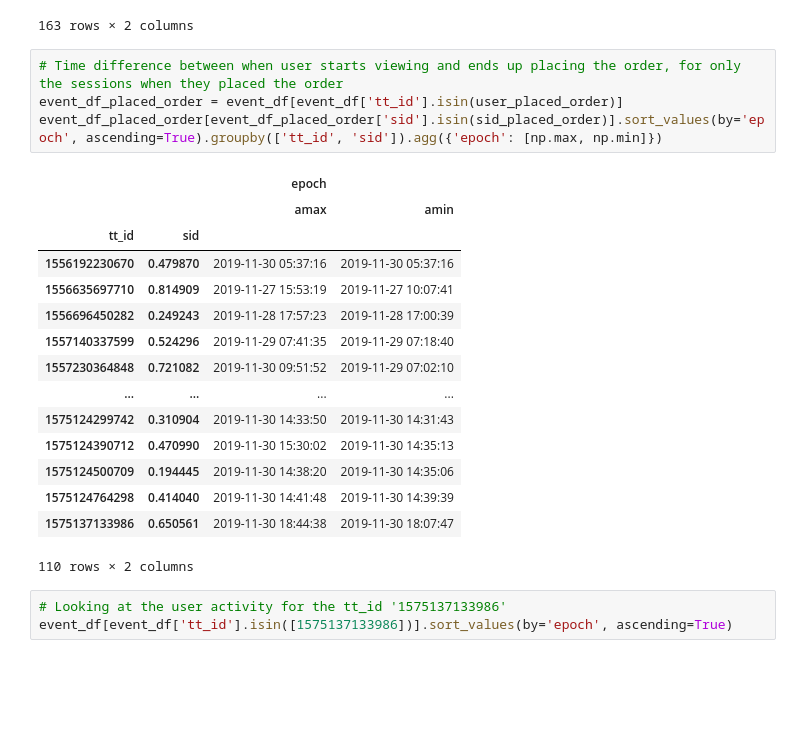
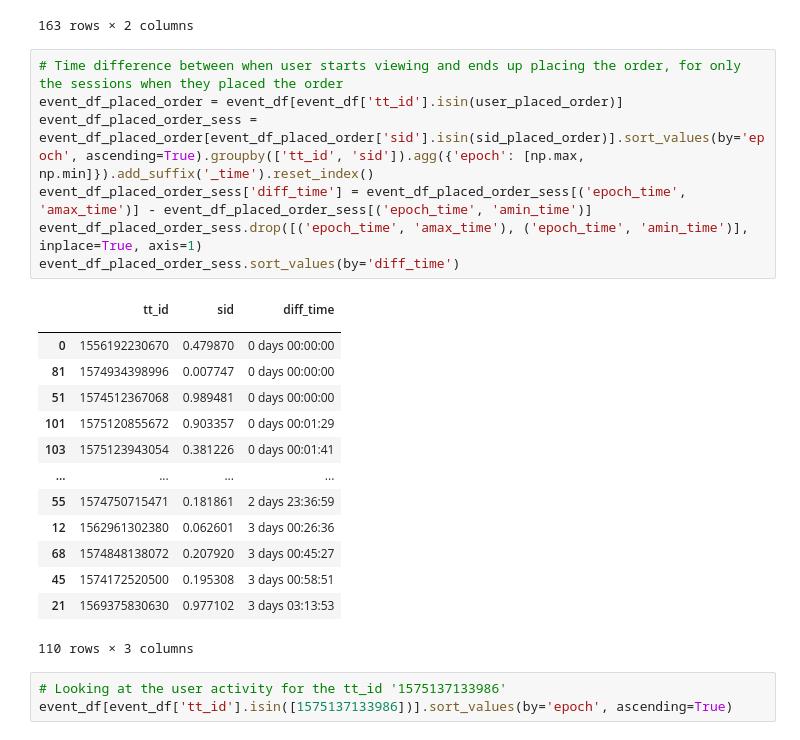
Before and after one commit to cs145442/pet-projects, a Jupyter notebook: yfret/segmenting-users-based-on-browsing-activity.ipynb, the cells around one changed output. Drawn from its saved outputs; the diff is of its cells as text; blank space fills up the shorter version.

```diff
--- a/yfret/segmenting-users-based-on-browsing-activity.ipynb
+++ b/yfret/segmenting-users-based-on-browsing-activity.ipynb
@@ -103,23 +105,25 @@ event_df[event_df['tt_id'].isin(user_placed_order)].sort_values(by='epoch', asce
 # %%
 # Time difference between when user starts viewing and ends up placing the order, for only the sessions when they placed the order
 event_df_placed_order = event_df[event_df['tt_id'].isin(user_placed_order)]
-event_df_placed_order[event_df_placed_order['sid'].isin(sid_placed_order)].sort_values(by='epoch', ascending=True).groupby(['tt_id', 'sid']).agg({'epoch': [np.max, np.min]})
+event_df_placed_order_sess = event_df_placed_order[event_df_placed_order['sid'].isin(sid_placed_order)].sort_values(by='epoch', ascending=True).groupby(['tt_id', 'sid']).agg({'epoch': [np.max, np.min]}).add_suffix('_time').reset_index()
+event_df_placed_order_sess['diff_time'] = event_df_placed_order_sess[('epoch_time', 'amax_time')] - event_df_placed_order_sess[('epoch_time', 'amin_time')]
+event_df_placed_order_sess.drop([('epoch_time', 'amax_time'), ('epoch_time', 'amin_time')], inplace=True, axis=1)
+event_df_placed_order_sess.sort_values(by='diff_time')
 # %% [output]
-|  |  | epoch |  |
-|  |  | amax | amin |
-| tt_id | sid |  |  |
-| 1556192230670 | 0.479870 | 2019-11-30 05:37:16 | 2019-11-30 05:37:16 |
-| 1556635697710 | 0.814909 | 2019-11-27 15:53:19 | 2019-11-27 10:07:41 |
-| 1556696450282 | 0.249243 | 2019-11-28 17:57:23 | 2019-11-28 17:00:39 |
-| 1557140337599 | 0.524296 | 2019-11-29 07:41:35 | 2019-11-29 07:18:40 |
-| 1557230364848 | 0.721082 | 2019-11-30 09:51:52 | 2019-11-29 07:02:10 |
+|  | tt_id | sid | diff_time |
+|  |  |  |  |
+| 0 | 1556192230670 | 0.479870 | 0 days 00:00:00 |
+| 81 | 1574934398996 | 0.007747 | 0 days 00:00:00 |
+| 51 | 1574512367068 | 0.989481 | 0 days 00:00:00 |
+| 101 | 1575120855672 | 0.903357 | 0 days 00:01:29 |
+| 103 | 1575123943054 | 0.381226 | 0 days 00:01:41 |
 | ... | ... | ... | ... |
-| 1575124299742 | 0.310904 | 2019-11-30 14:33:50 | 2019-11-30 14:31:43 |
-| 1575124390712 | 0.470990 | 2019-11-30 15:30:02 | 2019-11-30 14:35:13 |
-| 1575124500709 | 0.194445 | 2019-11-30 14:38:20 | 2019-11-30 14:35:06 |
-| 1575124764298 | 0.414040 | 2019-11-30 14:41:48 | 2019-11-30 14:39:39 |
-| 1575137133986 | 0.650561 | 2019-11-30 18:44:38 | 2019-11-30 18:07:47 |
+| 55 | 1574750715471 | 0.181861 | 2 days 23:36:59 |
+| 12 | 1562961302380 | 0.062601 | 3 days 00:26:36 |
+| 68 | 1574848138072 | 0.207920 | 3 days 00:45:27 |
+| 45 | 1574172520500 | 0.195308 | 3 days 00:58:51 |
+| 21 | 1569375830630 | 0.977102 | 3 days 03:13:53 |
-110 rows × 2 columns
+110 rows × 3 columns
 # %%
 # Looking at the user activity for the tt_id '1575137133986'
 event_df[event_df['tt_id'].isin([1575137133986])].sort_values(by='epoch', ascending=True)
```
Also changed, not shown: parts of 44 cells of this notebook, 1 other file.
